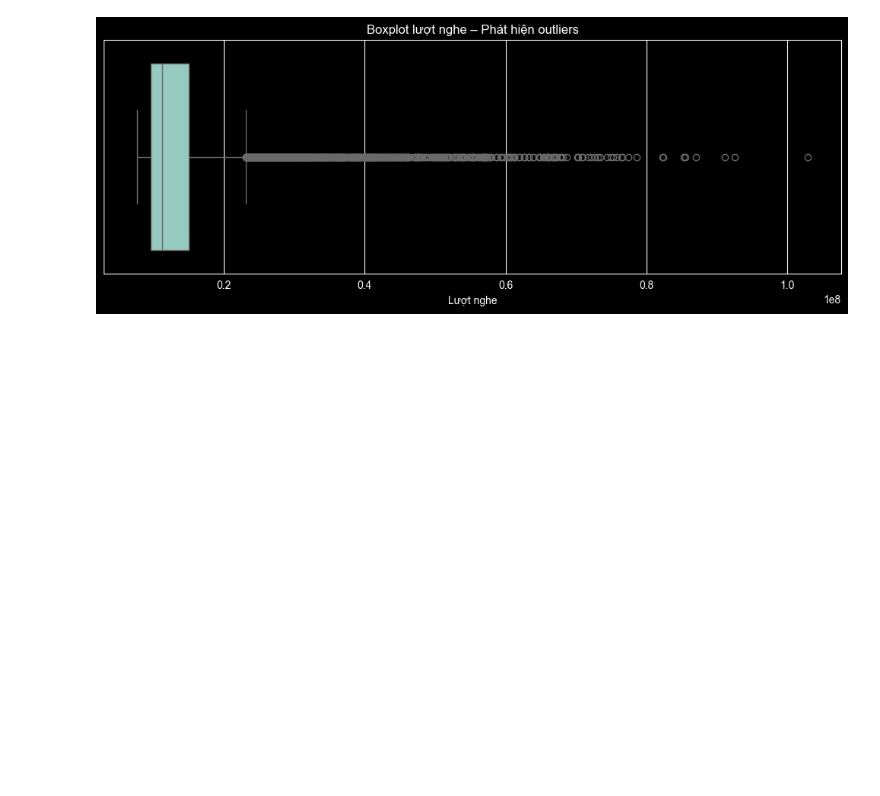
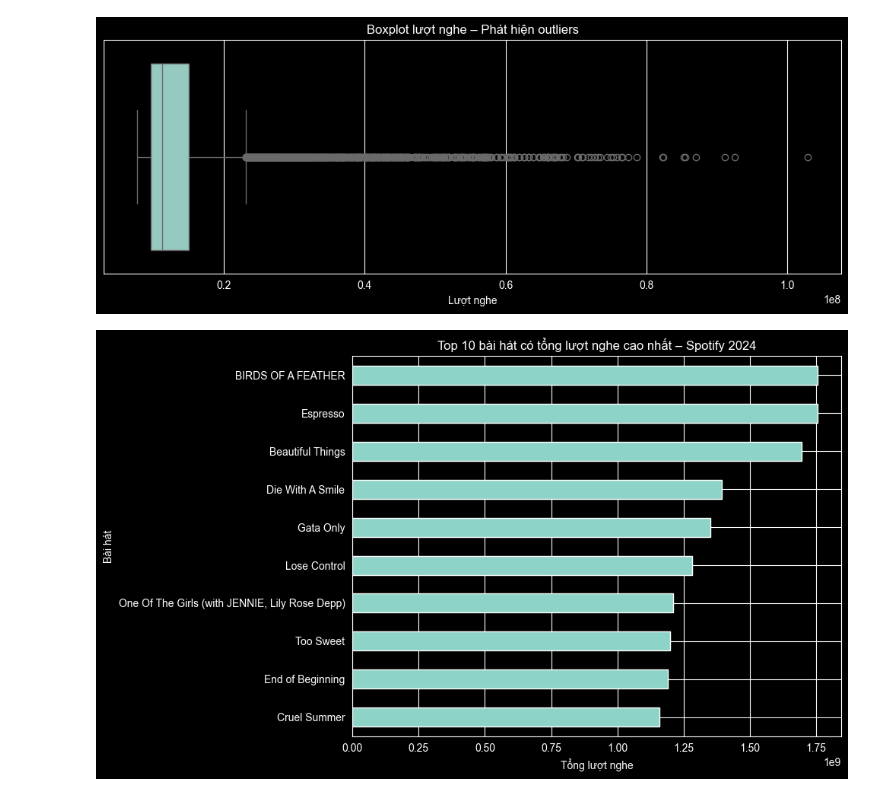
Before and after one commit to MinhTruc09/Spotify_EDA, a Jupyter notebook: notebooks/03_visualizations.ipynb, the cells around one changed output. Saved outputs shown, nothing was run; the diff lists cells and outputs as text; code cells hidden in the pictures; blank space fills up the shorter version.

Commit message:
Done visualize and readme.md

```diff
--- a/notebooks/03_visualizations.ipynb
+++ b/notebooks/03_visualizations.ipynb
@@ -27,3 +27,21 @@ plt.tight_layout()
 plt.show()
 # %% [output]
 [figure]
+# %%
+top_songs = (
+    df.groupby('ten_bai_hat')['luot_nghe']
+    .sum()
+    .sort_values(ascending=False)
+    .head(10)
+)
+
+plt.figure(figsize=(10,6))
+top_songs.sort_values().plot(kind='barh')
+
+plt.title('Top 10 bài hát có tổng lượt nghe cao nhất – Spotify 2024')
+plt.xlabel('Tổng lượt nghe')
+plt.ylabel('Bài hát')
+plt.tight_layout()
+plt.show()
+# %% [output]
+[figure, added]
```
Also changed, not shown: parts of 5 cells of this notebook, 3 other files.
